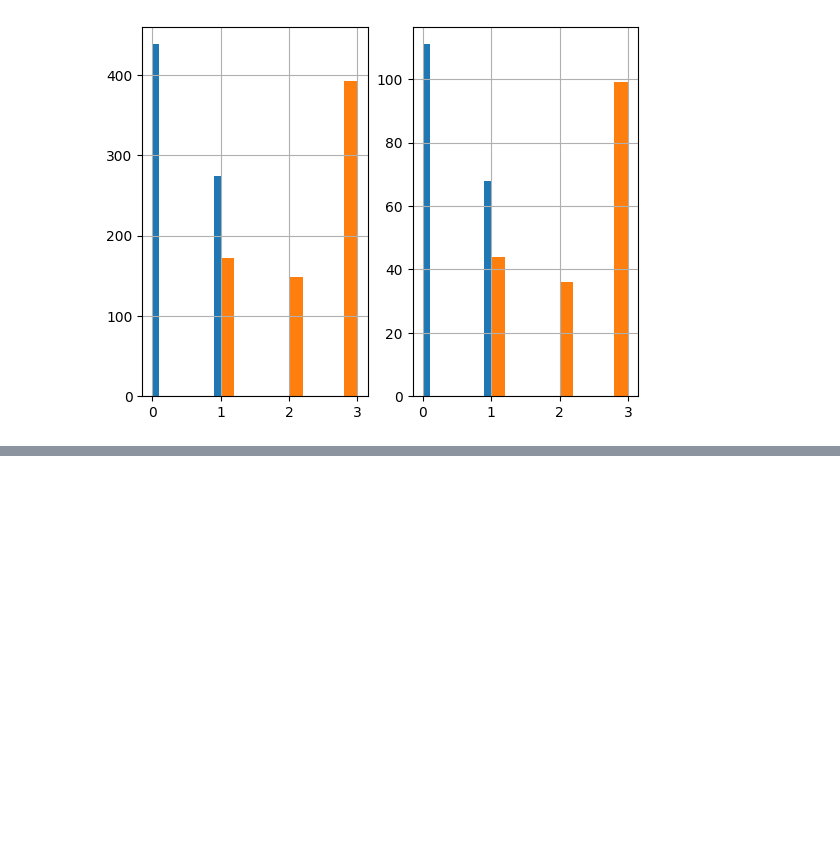
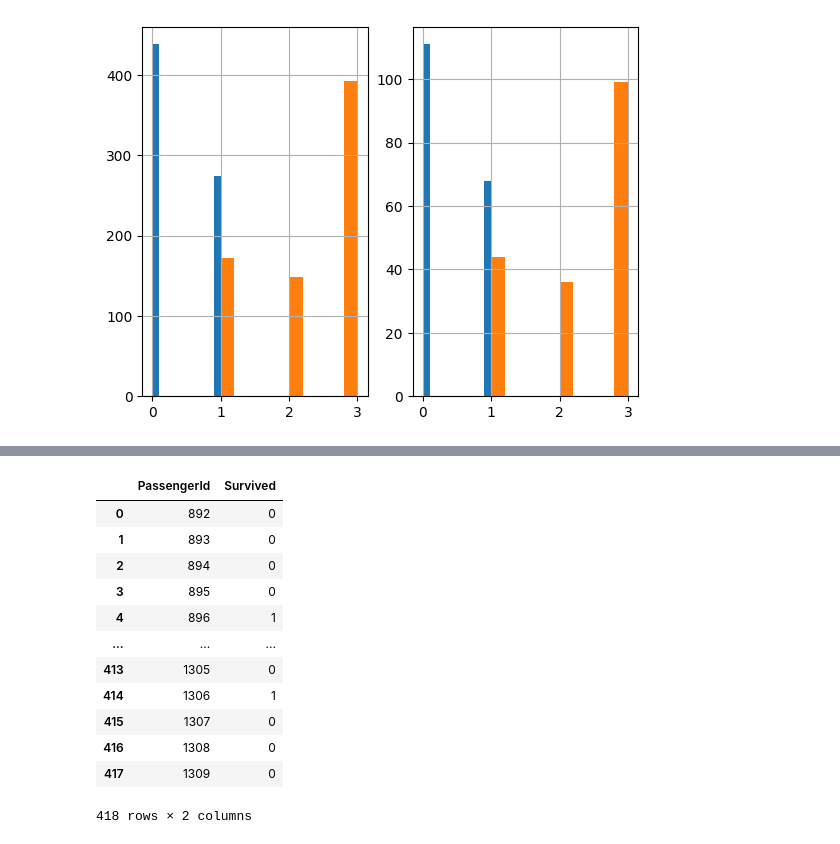
Before and after one commit to madhavchopra99/titanic_survivor, a Jupyter notebook: titanic.ipynb, the cells around one changed output, grey strips where cells are left out. Cells and saved outputs as stored; diff of their text form; code cells hidden in the pictures; blank space fills up the shorter version.

```diff
--- a/titanic.ipynb
+++ b/titanic.ipynb
@@ -60,0 +307,3 @@ plt.show()
+# %%
+final_test_data = pipeline.fit_transform(titanic_test_data)
+final_test_data.info()
@@ -60,0 +329,8 @@ plt.show()
+# %%
+X_final_test = final_test_data
+X_final_test = X_final_test.ffill()
+
+scaler= StandardScaler()
+X_data_final_test = scaler.fit_transform(X_final_test)
+# %%
+predictions = prod_final_clf.predict(X_data_final_test)
@@ -60,0 +359,20 @@ plt.show()
+# %%
+final_df = pd.DataFrame(titanic_test_data['PassengerId'])
+final_df['Survived'] = predictions
+final_df.to_csv('data/predictions.csv',index=False)
+# %%
+final_df
+# %% [output]
+|  | PassengerId | Survived |
+| 0 | 892 | 0 |
+| 1 | 893 | 0 |
+| 2 | 894 | 0 |
+| 3 | 895 | 0 |
+| 4 | 896 | 1 |
+| ... | ... | ... |
+| 413 | 1305 | 0 |
+| 414 | 1306 | 1 |
+| 415 | 1307 | 0 |
+| 416 | 1308 | 0 |
+| 417 | 1309 | 0 |
+418 rows × 2 columns
```
Also changed, not shown: parts of 28 cells of this notebook, 1 other file.
